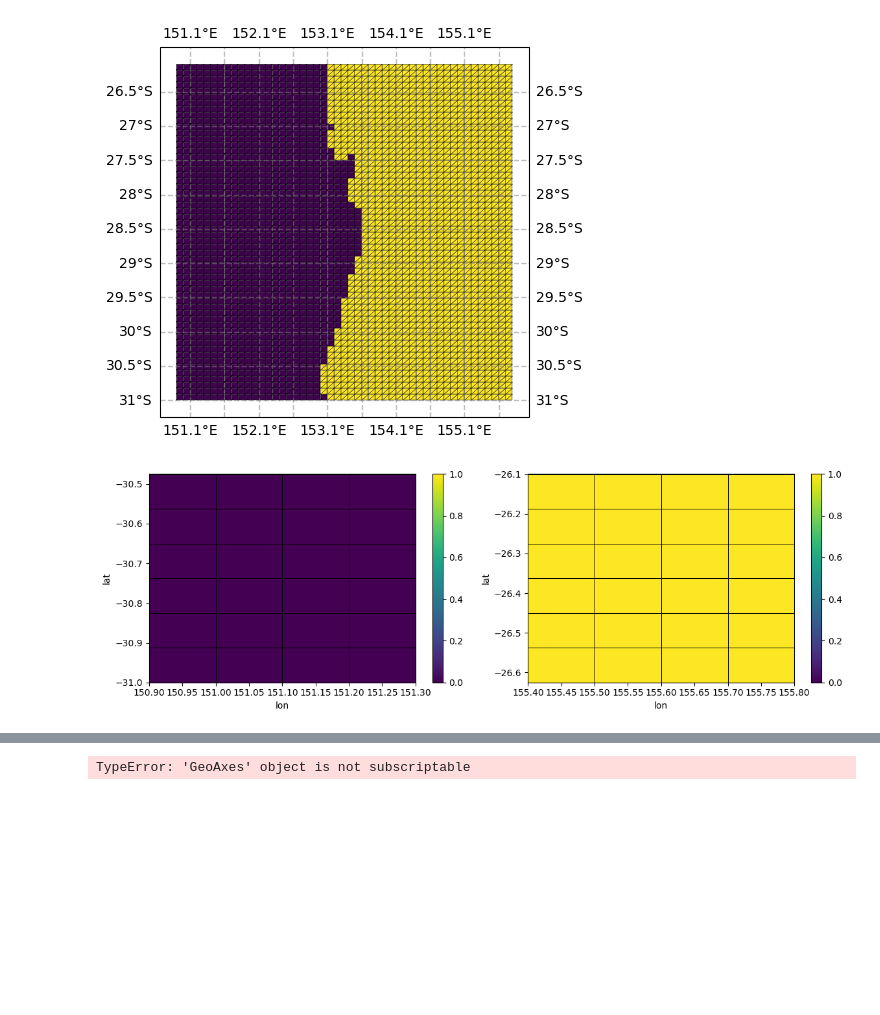
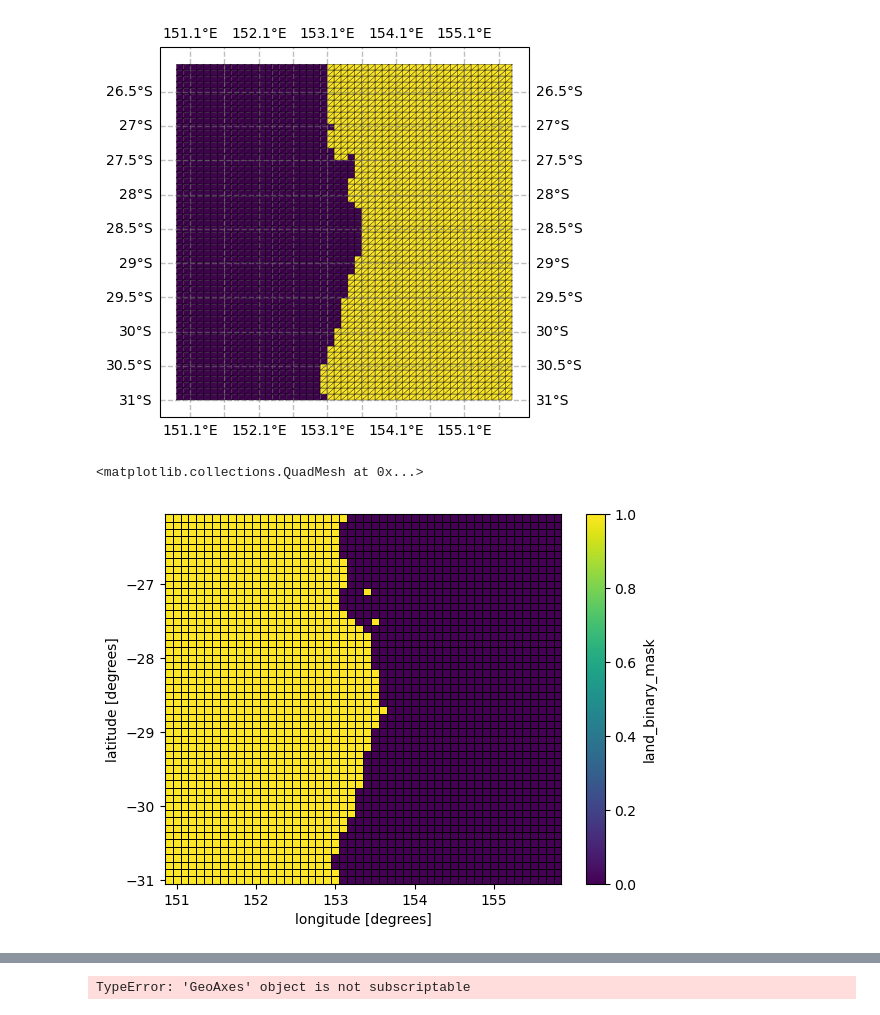
Before and after one commit to 21centuryweather/UM_configuration_tools, a Jupyter notebook: notebooks/Plot_UM_MOM6_land_meshes.ipynb, the cells around one changed output, grey strips where cells are left out. Saved outputs shown, nothing was run; the diff lists cells and outputs as text; code cells hidden in the pictures; blank space fills up the shorter version.

```diff
--- a/notebooks/Plot_UM_MOM6_land_meshes.ipynb
+++ b/notebooks/Plot_UM_MOM6_land_meshes.ipynb
@@ -118,10 +119,10 @@ gl.ylocator = mticker.FixedLocator(np.arange(-31,-26,0.5))    # e.g., every 15 d
 # %% [output]
 [figure]
 # %%
-# Zoom in on the dataset corners
-fig,ax=plt.subplots(1,2,figsize=(12,4))
-ESMF_ds.sel(lat=slice(-31,-30.5), lon=slice(150.8, 151.3)).plot(ax=ax[0],vmax=1,vmin=0,edgecolors='black',linewidth=0.5)
-ESMF_ds.sel(lat=slice(-26.6,-26.1), lon=slice(155.4, 155.9)).plot(ax=ax[1],vmax=1,vmin=0,edgecolors='black',linewidth=0.5)
-plt.tight_layout()
+# Plot the existing Lismore land sea mask
+UM_lsm, = iris.load(UM_DIR / 'qrparm.mask')
-# %% [output]
-[figure, removed]
+# %%
+xr.DataArray.from_iris(UM_lsm).plot(edgecolors='black',linewidth=0.5)
+# %% [output]
+<matplotlib.collections.QuadMesh at 0x...>
+[figure, added]
```
Also changed, not shown: parts of 7 cells of this notebook, 3 other files.
